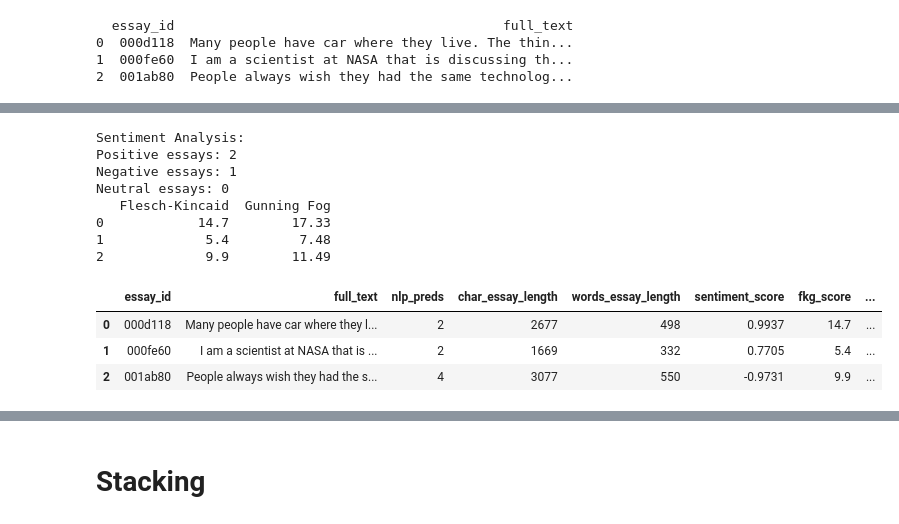
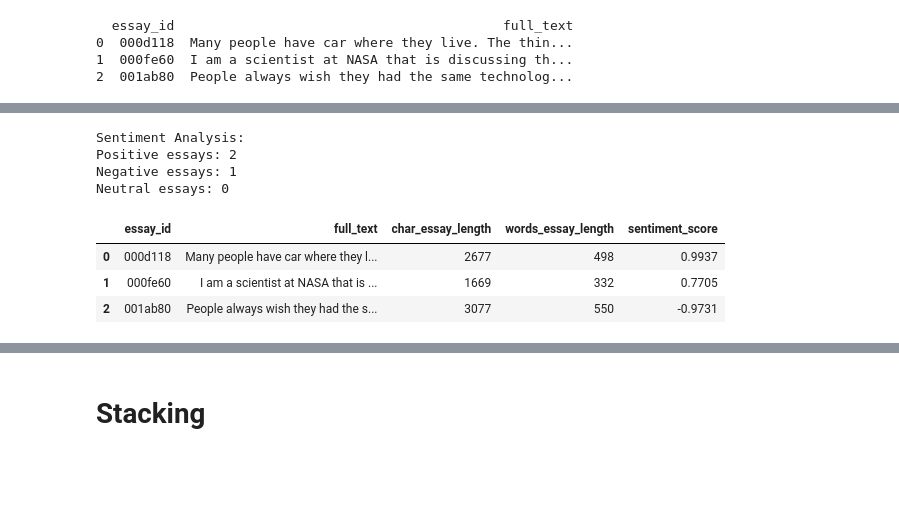
Before and after one commit to ramcav/AES-2.0-Essay-Score-Competition, a Jupyter notebook: aes-2-0-kerasnlp-starter.ipynb, the cells around one changed output, grey strips where cells are left out. Saved outputs shown, nothing was run; the diff lists cells and outputs as text; code cells hidden in the pictures; blank space fills up the shorter version.

```diff
--- a/aes-2-0-kerasnlp-starter.ipynb
+++ b/aes-2-0-kerasnlp-starter.ipynb
@@ -982,26 +950,24 @@ final_train.head()
 # %%
 calculate_essay_lengths(test_df, 'full_text')
 
 analyze_sentiment(test_df, 'full_text')
 
+'''
 test_readability_df = analyze_readability(test_df, 'full_text')
 test_df["fkg_score"] = test_readability_df["Flesch-Kincaid"]
 test_df["gf_score"] =test_readability_df["Gunning Fog"]
+'''
 
 test_df.head()
 # %% [output]
 Sentiment Analysis:
 Positive essays: 2
 Negative essays: 1
 Neutral essays: 0
-   Flesch-Kincaid  Gunning Fog
-0            14.7        17.33
-1             5.4         7.48
-2             9.9        11.49
-|  | essay_id | full_text | nlp_preds | char_essay_length | words_essay_length | sentiment_score | fkg_score | ... |
-| 0 | 000d118 | Many people have car where they l... | 2 | 2677 | 498 | 0.9937 | 14.7 | ... |
-| 1 | 000fe60 | I am a scientist at NASA that is ... | 2 | 1669 | 332 | 0.7705 | 5.4 | ... |
-| 2 | 001ab80 | People always wish they had the s... | 4 | 3077 | 550 | -0.9731 | 9.9 | ... |
+|  | essay_id | full_text | char_essay_length | words_essay_length | sentiment_score |
+| 0 | 000d118 | Many people have car where they l... | 2677 | 498 | 0.9937 |
+| 1 | 000fe60 | I am a scientist at NASA that is ... | 1669 | 332 | 0.7705 |
+| 2 | 001ab80 | People always wish they had the s... | 3077 | 550 | -0.9731 |
 # %%
 test_df["nlp_preds"] = test_preds
 # %%
```
Also changed, not shown: parts of 20 cells of this notebook.
